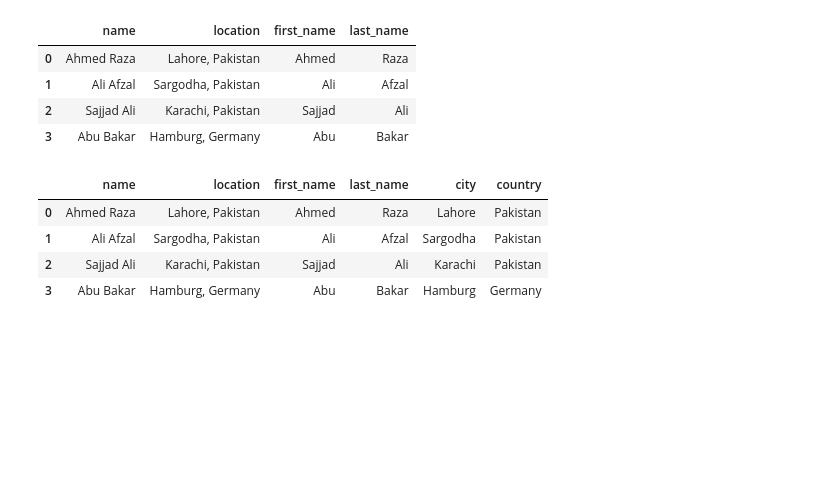
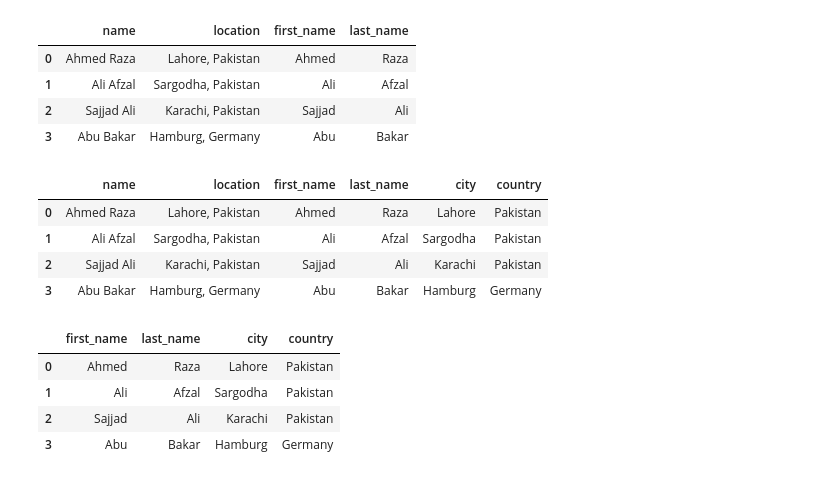
Before and after one commit to gak92/pkc2023, a Jupyter notebook: day_08/01_pandas_tips_and_tricks.ipynb, the cells around one changed output. Drawn from its saved outputs; the diff is of its cells as text; code cells hidden in the pictures; blank space fills up the shorter version.

Commit message:
Day8 - refine data after splitting

```diff
--- a/day_08/01_pandas_tips_and_tricks.ipynb
+++ b/day_08/01_pandas_tips_and_tricks.ipynb
@@ -758,3 +758,13 @@ df
 | 1 | Ali Afzal | Sargodha, Pakistan | Ali | Afzal | Sargodha | Pakistan |
 | 2 | Sajjad Ali | Karachi, Pakistan | Sajjad | Ali | Karachi | Pakistan |
 | 3 | Abu Bakar | Hamburg, Germany | Abu | Bakar | Hamburg | Germany |
+# %%
+# refine data manipulation
+df = df[['first_name', 'last_name', 'city', 'country']]
+df
+# %% [output]
+|  | first_name | last_name | city | country |
+| 0 | Ahmed | Raza | Lahore | Pakistan |
+| 1 | Ali | Afzal | Sargodha | Pakistan |
+| 2 | Sajjad | Ali | Karachi | Pakistan |
+| 3 | Abu | Bakar | Hamburg | Germany |
```
